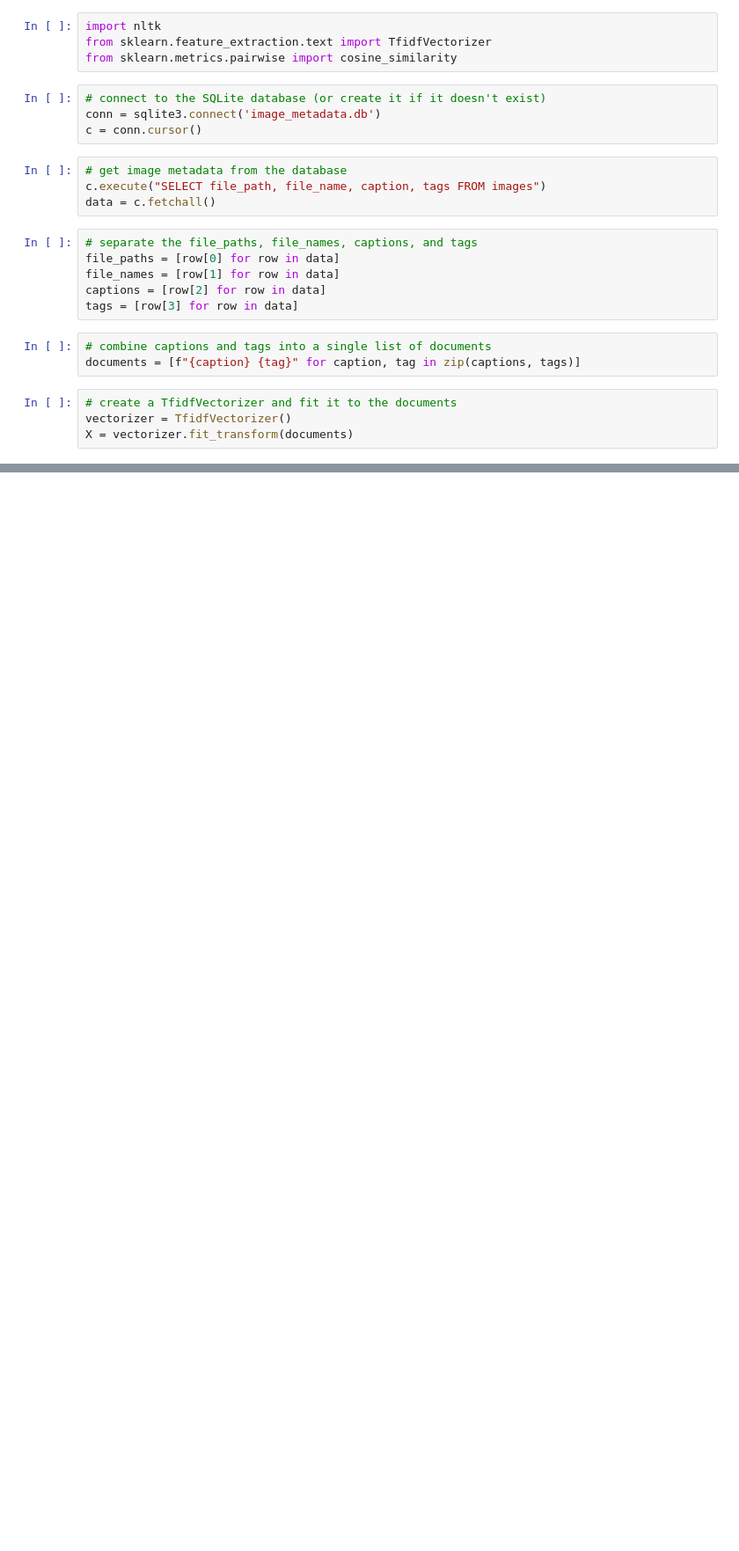
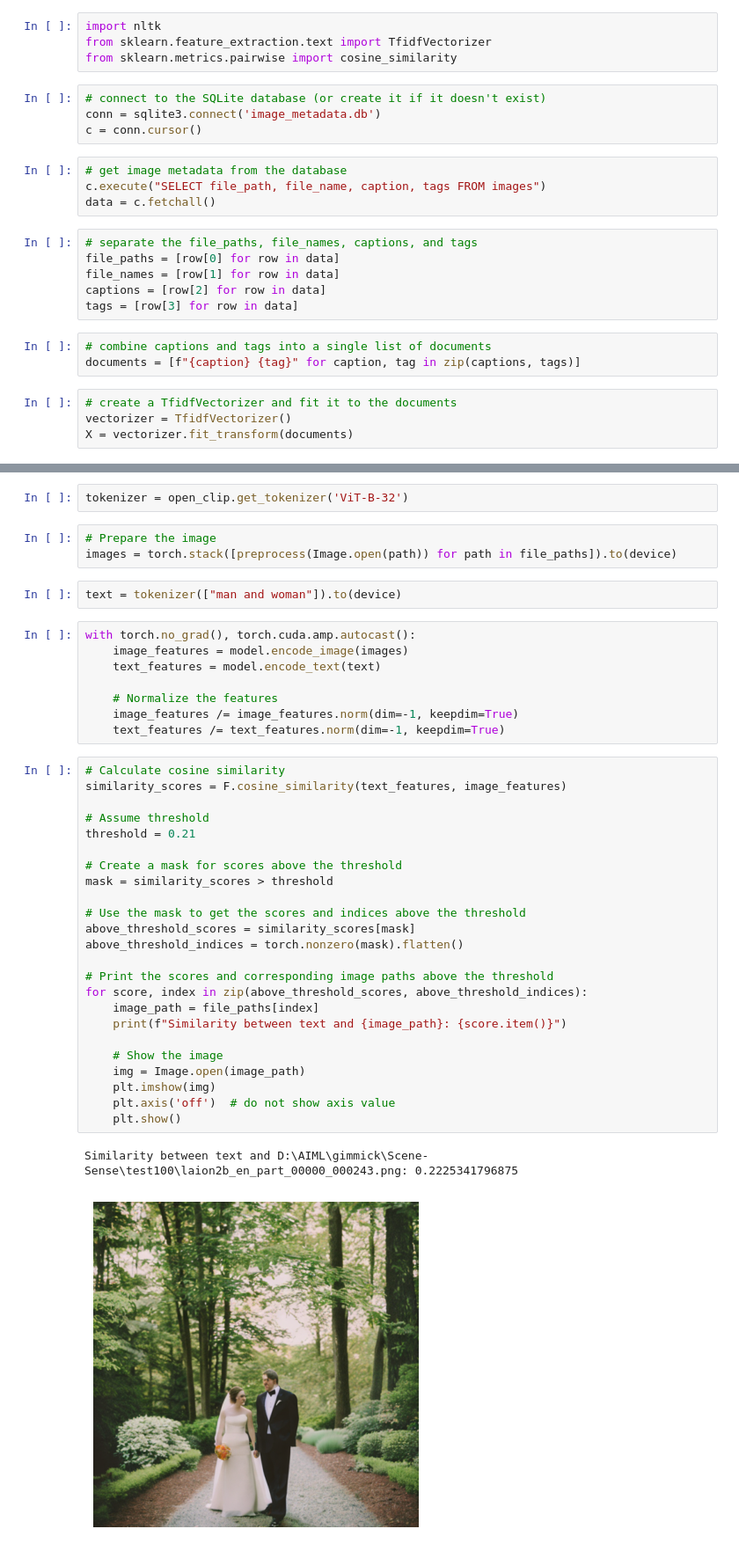
Before and after one commit to suryanshgupta9933/Scene-Sense, a Jupyter notebook: search.ipynb, the cells around one changed output, grey strips where cells are left out. Shown: that part at 88% size. Drawn from its saved outputs; the diff is of its cells as text; blank space fills up the shorter version.

Commit message:
added clip and openclip

```diff
--- a/search.ipynb
+++ b/search.ipynb
@@ -58,0 +138,42 @@ File name: laion2b_en_part_00001_000911.png, File path: D:\AIML\gimmick\Scene-Se
+# %%
+tokenizer = open_clip.get_tokenizer('ViT-B-32')
+# %%
+# Prepare the image
+images = torch.stack([preprocess(Image.open(path)) for path in file_paths]).to(device)
+# %%
+text = tokenizer(["man and woman"]).to(device)
+# %%
+with torch.no_grad(), torch.cuda.amp.autocast():
+    image_features = model.encode_image(images)
+    text_features = model.encode_text(text)
+
+    # Normalize the features
+    image_features /= image_features.norm(dim=-1, keepdim=True)
+    text_features /= text_features.norm(dim=-1, keepdim=True)
+# %%
+# Calculate cosine similarity
+similarity_scores = F.cosine_similarity(text_features, image_features)
+
+# Assume threshold
+threshold = 0.21
+
+# Create a mask for scores above the threshold
+mask = similarity_scores > threshold
+
+# Use the mask to get the scores and indices above the threshold
+above_threshold_scores = similarity_scores[mask]
+above_threshold_indices = torch.nonzero(mask).flatten()
+
+# Print the scores and corresponding image paths above the threshold
+for score, index in zip(above_threshold_scores, above_threshold_indices):
+    image_path = file_paths[index]
+    print(f"Similarity between text and {image_path}: {score.item()}")
+
+    # Show the image
+    img = Image.open(image_path)
+    plt.imshow(img)
+    plt.axis('off')  # do not show axis value
+    plt.show()
+# %% [output]
+Similarity between text and D:\AIML\gimmick\Scene-Sense\test100\laion2b_en_part_00000_000243.png: 0.2225341796875
+[figure, added]
```
Also changed, not shown: parts of 21 cells of this notebook.
